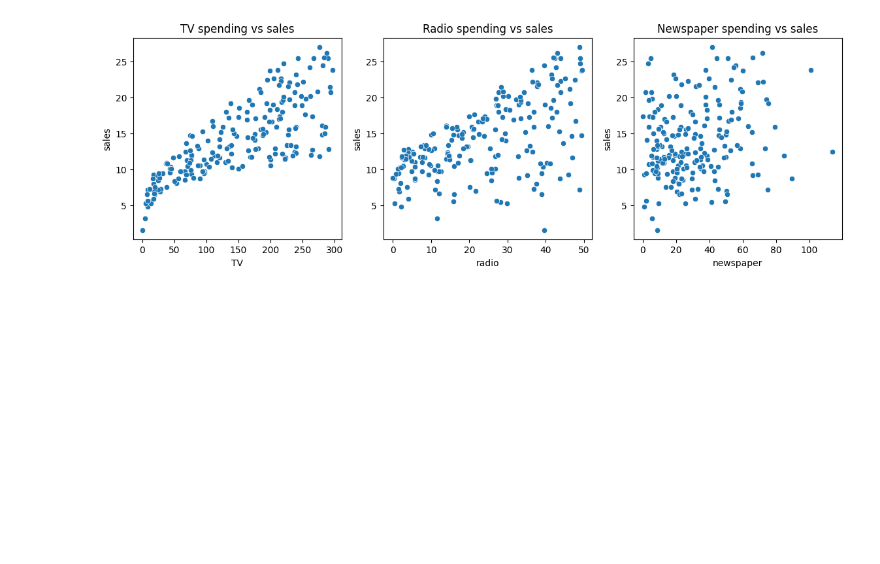
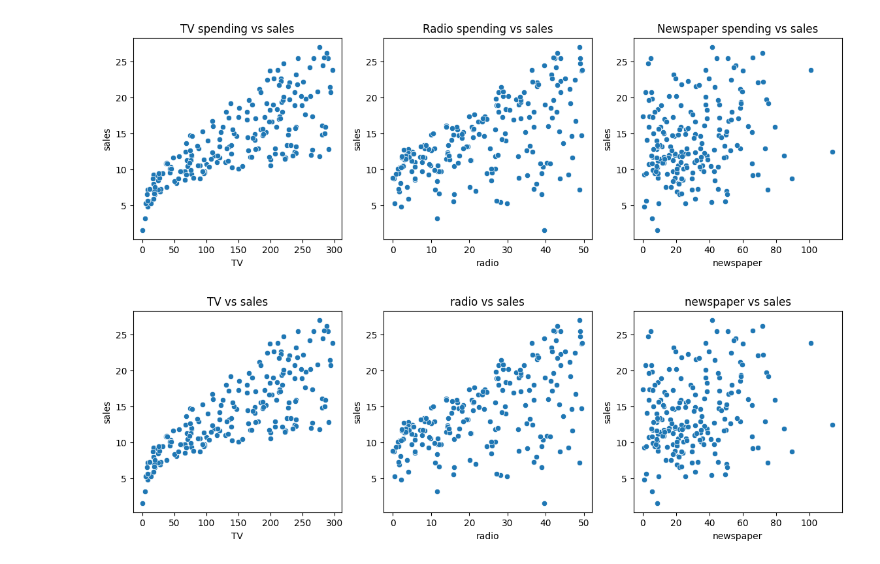
Before and after one commit to luckepucke6/machine_learning_lucas_lindh_mlops25, a Jupyter notebook: code_alongs/03_linear_regression/linear_regression.ipynb, the cells around one changed output. Drawn from its saved outputs; the diff is of its cells as text; code cells hidden in the pictures; blank space fills up the shorter version.

```diff
--- a/code_alongs/03_linear_regression/linear_regression.ipynb
+++ b/code_alongs/03_linear_regression/linear_regression.ipynb
@@ -49,3 +49,12 @@ axes[2].set(title = "Newspaper spending vs sales")
 # %% [output]
 [Text(0.5, 1.0, 'Newspaper spending vs sales')]
 [figure]
+# %%
+fig, axes = plt.subplots(1,3, figsize=(14,4))
+
+features = ("TV", "radio", "newspaper")
+for feature, ax in zip(features, axes.flatten()):
+    sns.scatterplot(data = df, x = feature, y="sales", ax = ax)
+    ax.set(title=f"{feature} vs sales")
+# %% [output]
+[figure, added]
```
Also changed, not shown: parts of 7 cells of this notebook.
